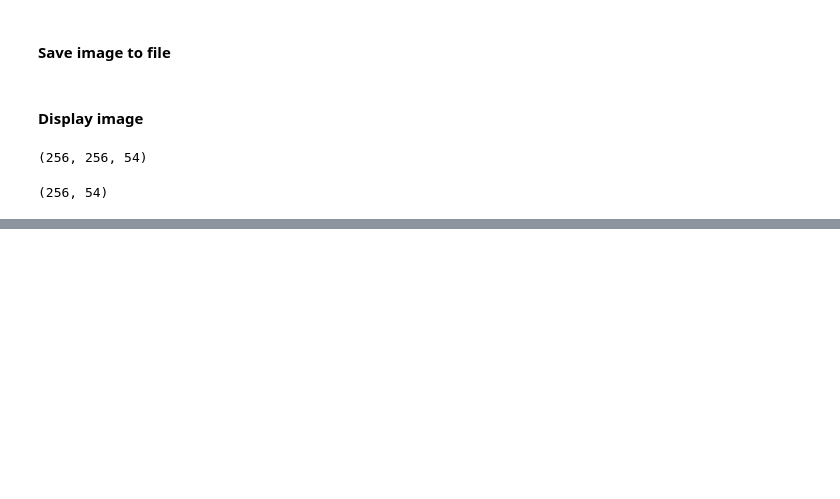
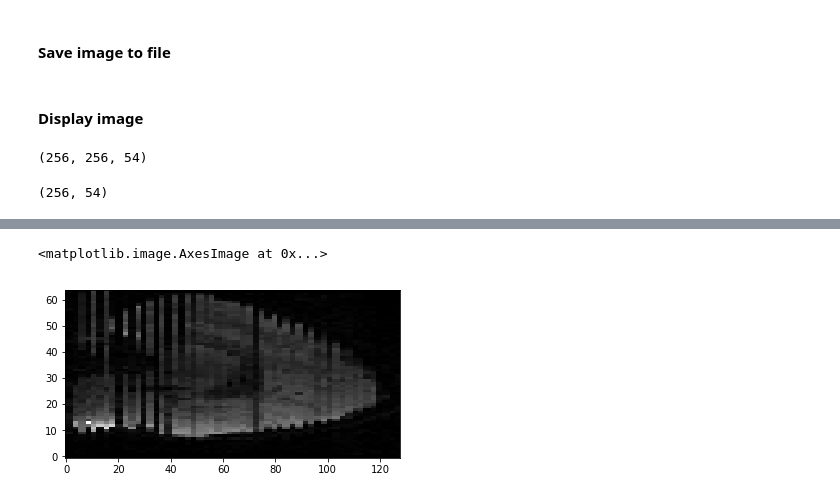
Before and after one commit to oscarychen/brAInzViewer, a Jupyter notebook: playground/NiBabelTutorial.ipynb, the cells around one changed output, grey strips where cells are left out. Saved outputs shown, nothing was run; the diff lists cells and outputs as text; code cells hidden in the pictures; blank space fills up the shorter version.

Commit message:
added resize examples using cv2

```diff
--- a/playground/NiBabelTutorial.ipynb
+++ b/playground/NiBabelTutorial.ipynb
@@ -225,0 +226,7 @@ numpy.ndarray
+# %%
+import cv2
+resized = cv2.resize(slice_0, (128, 64), interpolation = cv2.INTER_NEAREST)
+plt.imshow(resized, cmap='gray', origin='lower')
+# %% [output]
+<matplotlib.image.AxesImage at 0x...>
+[figure, added]
```
Also changed, not shown: parts of 10 cells of this notebook, 3 other files.
